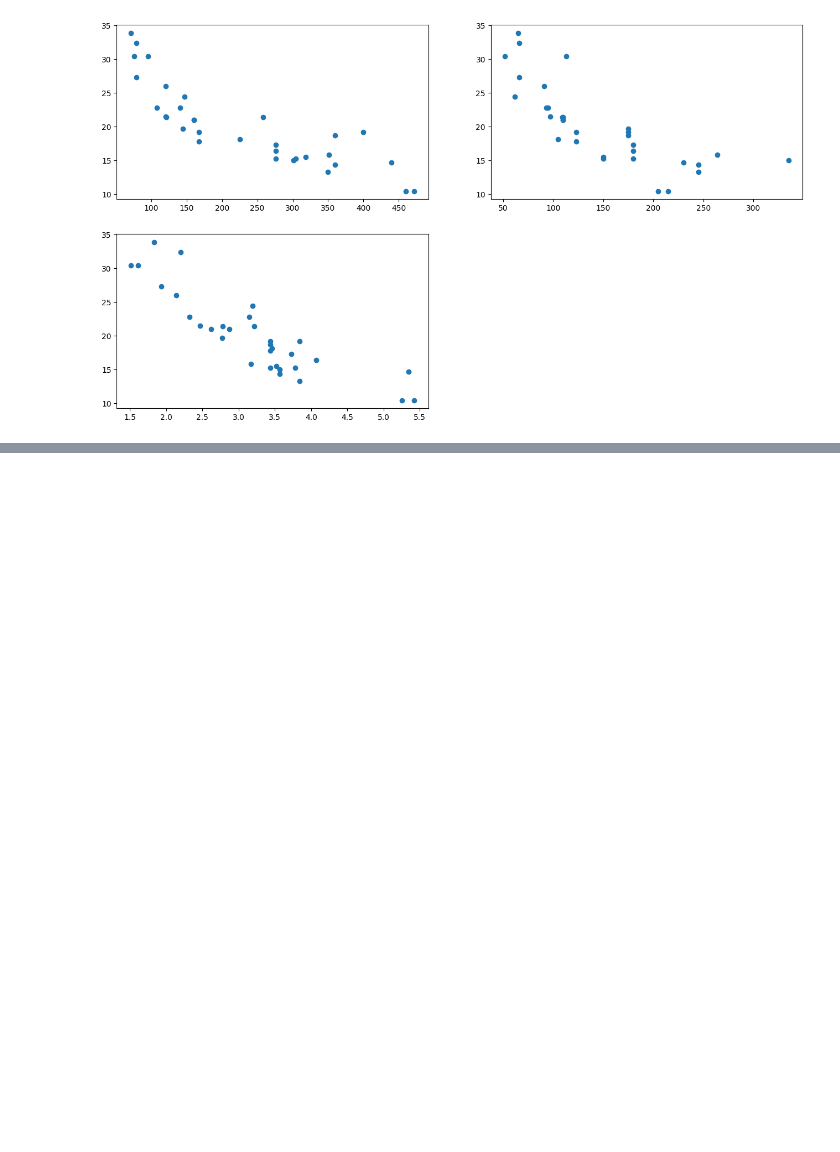
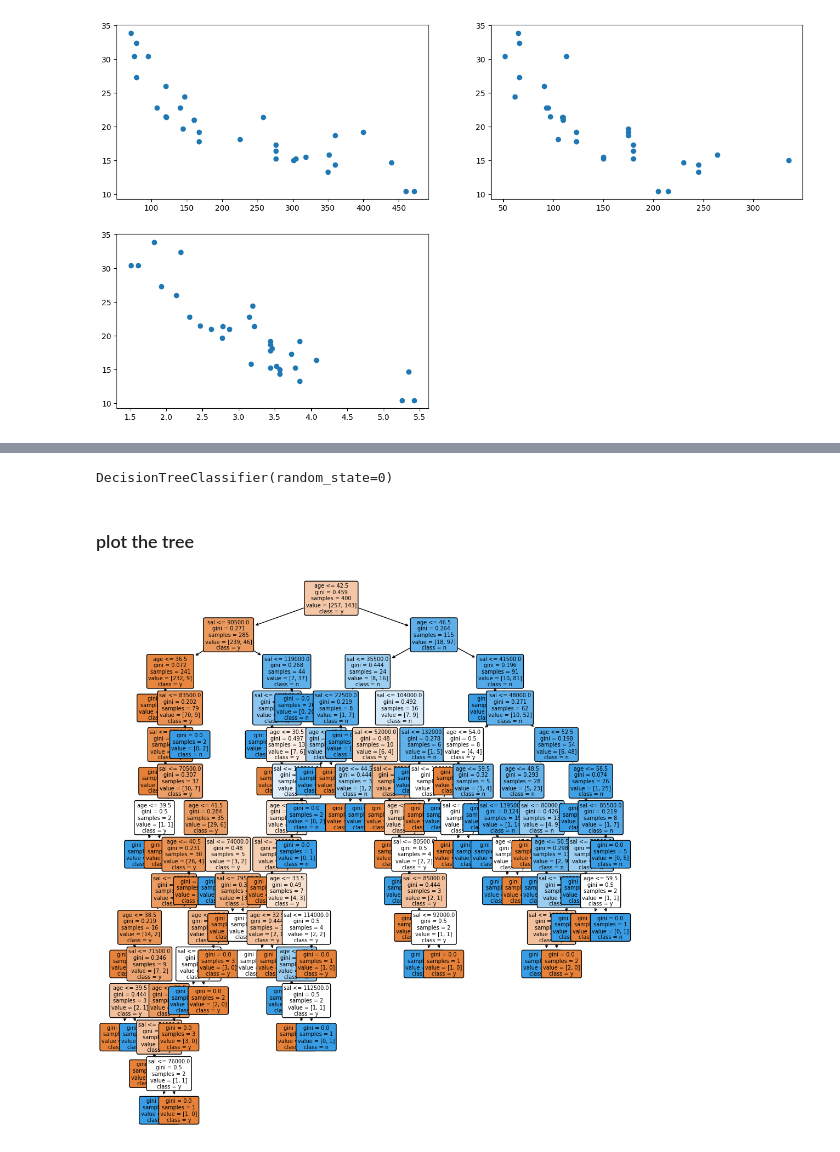
Before and after one commit to omkarlhr9595/IMCC-DATA-SCIENCE, a Jupyter notebook: Day 4-B.ipynb, the cells around one changed output, grey strips where cells are left out. Drawn from its saved outputs; the diff is of its cells as text; code cells hidden in the pictures; blank space fills up the shorter version.

```diff
--- a/Day 4-B.ipynb
+++ b/Day 4-B.ipynb
@@ -115,0 +186,2 @@ plt.scatter(df['wt'],y)
+# %%
+classifier = DecisionTreeClassifier(random_state=0)
@@ -115,0 +190,6 @@ plt.scatter(df['wt'],y)
+# %%
+classifier.fit(x,y)
+# %% [output]
+DecisionTreeClassifier(random_state=0)
+# %% [markdown]
+### plot the tree
@@ -115,0 +199,5 @@ plt.scatter(df['wt'],y)
+# %%
+plt.figure(figsize=(12,13))
+plot_tree(classifier,fontsize=7,feature_names=['age','sal'],class_names=['y','n'],filled=True,rounded=True);
+# %% [output]
+[figure, added]
```
Also changed, not shown: parts of 18 cells of this notebook, 1 other file.
